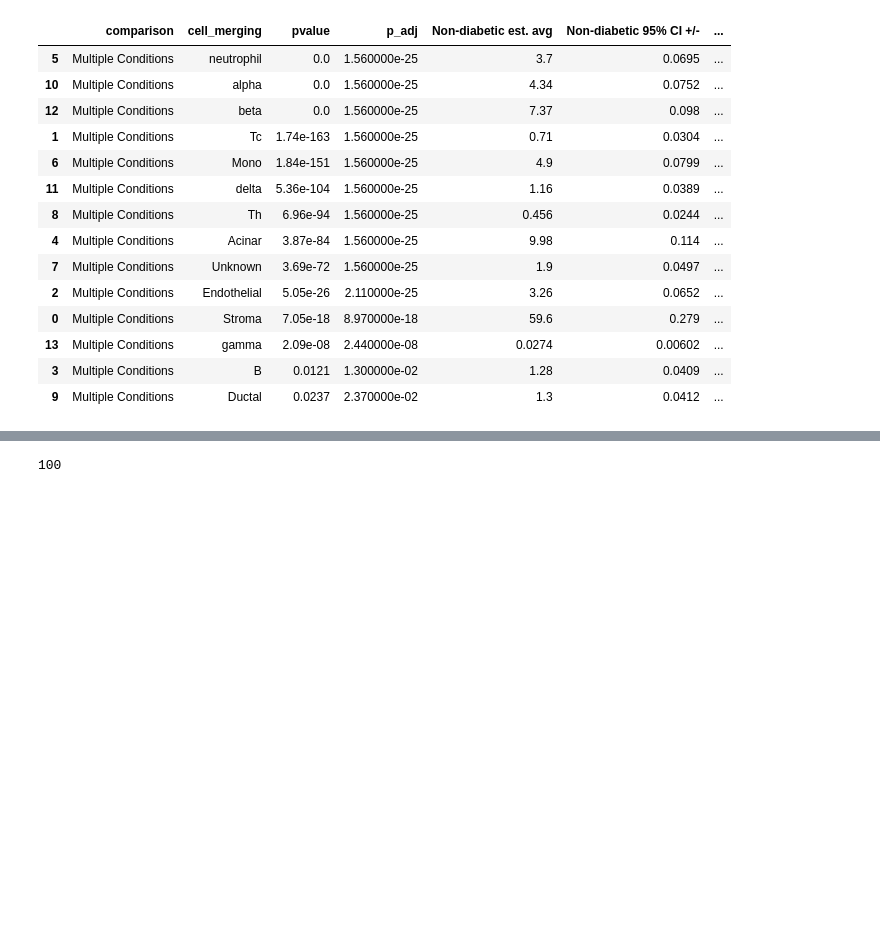
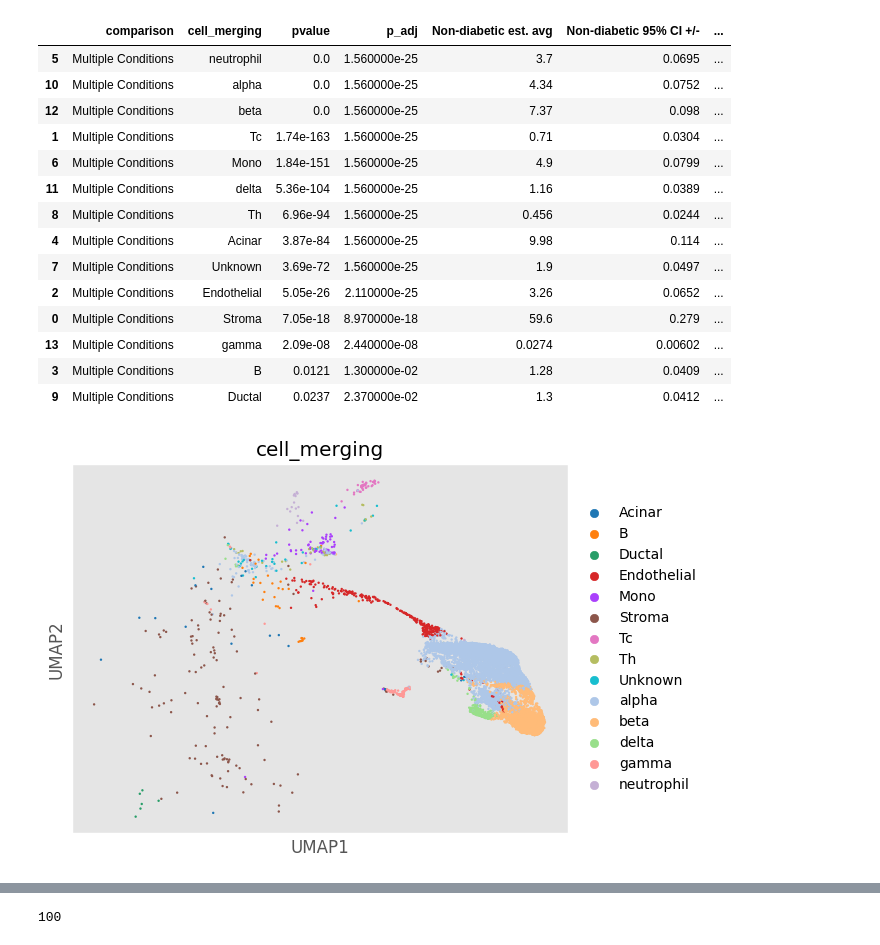
Before and after one commit to BenCaiello/PalmettoBUG, a Jupyter notebook: notebooks/replicatePapers/Damond-etal-Bodenmiller-2019-T1DPancreas/TestPancreaticPaper.ipynb, the cells around one changed output, grey strips where cells are left out. Cells and saved outputs as stored; diff of their text form; code cells hidden in the pictures; blank space fills up the shorter version.

```diff
--- a/notebooks/replicatePapers/Damond-etal-Bodenmiller-2019-T1DPancreas/TestPancreaticPaper.ipynb
+++ b/notebooks/replicatePapers/Damond-etal-Bodenmiller-2019-T1DPancreas/TestPancreaticPaper.ipynb
@@ -413,6 +411,9 @@ fig = Analysis.plot_medians_heatmap(marker_class = 'type', groupby = 'cell_mergi
 Analysis.plot_cluster_abundance_1(groupby_column = "cell_merging")
 # %% [output]
 [figure]
+# %%
+Analysis.data.obs['case'] = Analysis.metadata['case']
+#Analysis.plot_cluster_abundance_1(groupby_column = "cell_merging", bars_by = 'case')
 # %%
 Analysis.plot_cluster_abundance_2(groupby_column = "cell_merging", hue = 'condition', plot_type = 'boxplot')
 # %% [output]
@@ -437,0 +441,4 @@ Analysis.do_count_GLM(variable = "condition", conditions = Analysis.data.obs['co
+# %%
+Analysis.plot_UMAP(color_by = 'cell_merging')
+# %% [output]
+[figure, added]
```
Also changed, not shown: parts of 41 cells of this notebook.
